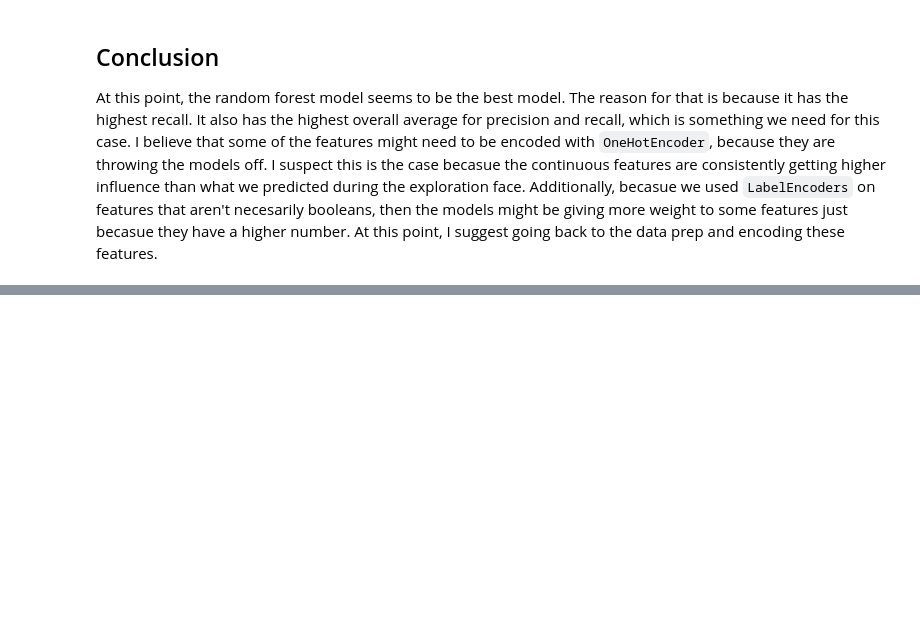
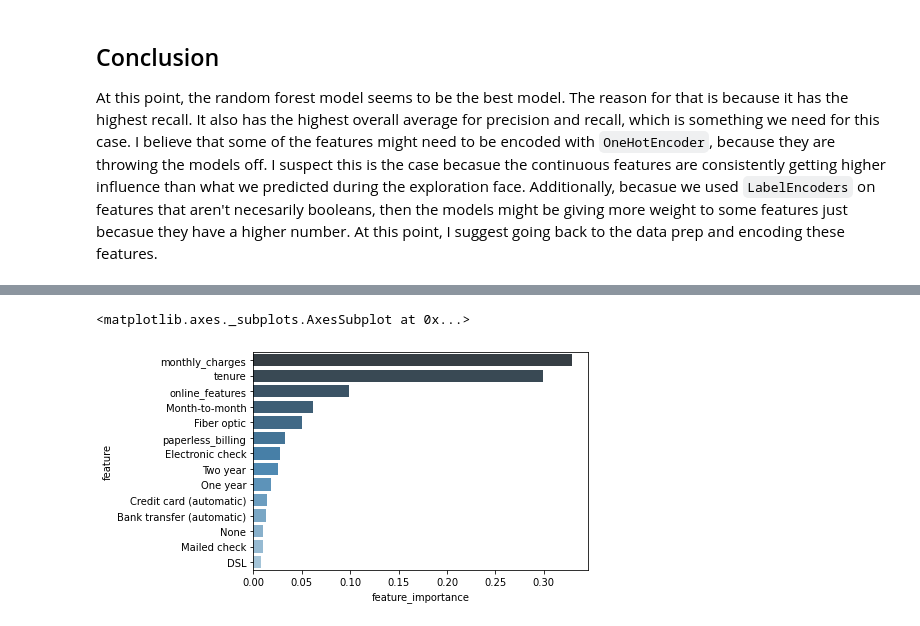
Before and after one commit to Rooster-Warrior/analyzing-customer-churn, a Jupyter notebook: daniel's_data_prep_file.ipynb, the cells around one changed output, grey strips where cells are left out. Saved outputs shown, nothing was run; the diff lists cells and outputs as text; code cells hidden in the pictures; blank space fills up the shorter version.

```diff
--- a/daniel's_data_prep_file.ipynb
+++ b/daniel's_data_prep_file.ipynb
@@ -877,0 +1152,7 @@ At this point, the random forest model seems to be the best model. The reason fo
+# %%
+telco = acquire.read_telco_data()
+X_train, X_validate, X_test = prepare.full_prep_for_modeling_encoded(telco)
+# %%
+for i in range(1,26):
+    rf, y_pred = model.run_rf(X_train, y_train, 1, i)
+    print(f'max_depth = {i}, train_accuracy = {rf.score(X_train, y_train):.2%}, diff_accuracy = {(rf.score(X_train, y_train) - rf.score(X_validate, y_validate))/rf.score(X_validate, y_validate):.0%}')
@@ -877,0 +1177,3 @@ At this point, the random forest model seems to be the best model. The reason fo
+# %%
+rf, y_pred = model.run_rf(X_train, y_train, 1, 13)
+evaluation["rf_2"] = y_pred
@@ -877,0 +1214,12 @@ At this point, the random forest model seems to be the best model. The reason fo
+# %%
+coef = rf.feature_importances_
+columns = X_train.columns
+df = pd.DataFrame({"feature": columns,
+                   "feature_importance": coef,
+                  })
+# %%
+df = df.sort_values(by="feature_importance", ascending=False)
+sns.barplot(data=df, x="feature_importance", y="feature", palette="Blues_d")
+# %% [output]
+<matplotlib.axes._subplots.AxesSubplot at 0x...>
+[figure, added]
```
Also changed, not shown: parts of 48 cells of this notebook.
